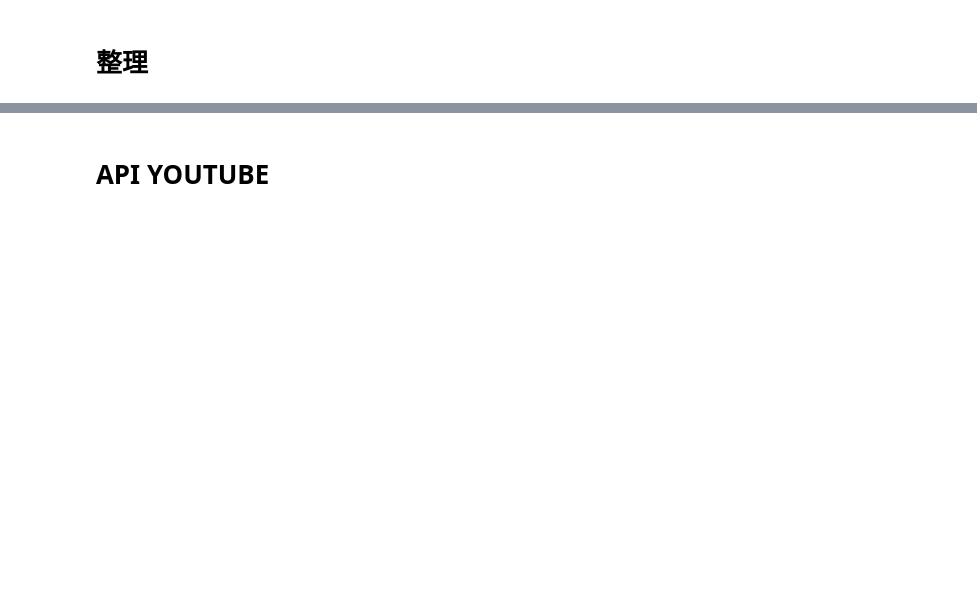
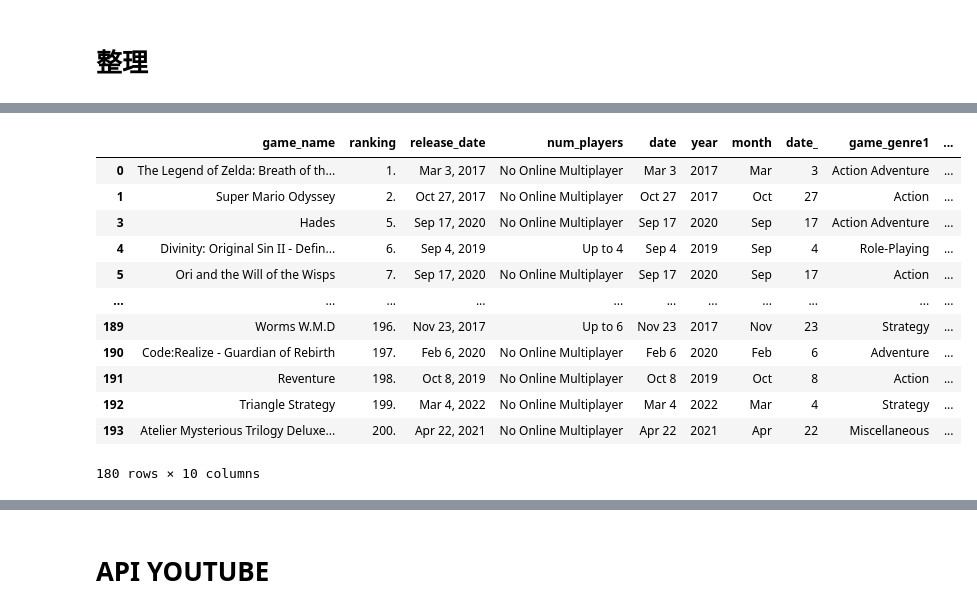
Before and after one commit to dmiao123/DE-Individual-, a Jupyter notebook: Python Work/DE Individual .ipynb, the cells around one changed output, grey strips where cells are left out. Drawn from its saved outputs; the diff is of its cells as text; code cells hidden in the pictures; blank space fills up the shorter version.

```diff
--- a/Python Work/DE Individual .ipynb
+++ b/Python Work/DE Individual .ipynb
@@ -347,0 +345,5 @@ game
+# %%
+game[['date','year']] = game['release_date'].str.split(",",expand=True) #seprate release_date
+game[['month','date_']] = game['date'].str.split(" ",expand=True)
+#game = game.drop(columns=['release_date']) #drop region code
+game
@@ -347,0 +388,18 @@ game
+# %%
+game = pd.concat([game,game_genre ], axis=1, join='inner')
+del game['game_genre']
+game
+# %% [output]
+|  | game_name | ranking | release_date | num_players | date | year | month | date_ | game_genre1 | ... |
+| 0 | The Legend of Zelda: Breath of th... | 1. | Mar 3, 2017 | No Online Multiplayer | Mar 3 | 2017 | Mar | 3 | Action Adventure | ... |
+| 1 | Super Mario Odyssey | 2. | Oct 27, 2017 | No Online Multiplayer | Oct 27 | 2017 | Oct | 27 | Action | ... |
+| 3 | Hades | 5. | Sep 17, 2020 | No Online Multiplayer | Sep 17 | 2020 | Sep | 17 | Action Adventure | ... |
+| 4 | Divinity: Original Sin II - Defin... | 6. | Sep 4, 2019 | Up to 4 | Sep 4 | 2019 | Sep | 4 | Role-Playing | ... |
+| 5 | Ori and the Will of the Wisps | 7. | Sep 17, 2020 | No Online Multiplayer | Sep 17 | 2020 | Sep | 17 | Action | ... |
+| ... | ... | ... | ... | ... | ... | ... | ... | ... | ... | ... |
+| 189 | Worms W.M.D | 196. | Nov 23, 2017 | Up to 6 | Nov 23 | 2017 | Nov | 23 | Strategy | ... |
+| 190 | Code:Realize - Guardian of Rebirth | 197. | Feb 6, 2020 | No Online Multiplayer | Feb 6 | 2020 | Feb | 6 | Adventure | ... |
+| 191 | Reventure | 198. | Oct 8, 2019 | No Online Multiplayer | Oct 8 | 2019 | Oct | 8 | Action | ... |
+| 192 | Triangle Strategy | 199. | Mar 4, 2022 | No Online Multiplayer | Mar 4 | 2022 | Mar | 4 | Strategy | ... |
+| 193 | Atelier Mysterious Trilogy Deluxe... | 200. | Apr 22, 2021 | No Online Multiplayer | Apr 22 | 2021 | Apr | 22 | Miscellaneous | ... |
+180 rows × 10 columns
```
Also changed, not shown: parts of 22 cells of this notebook.
